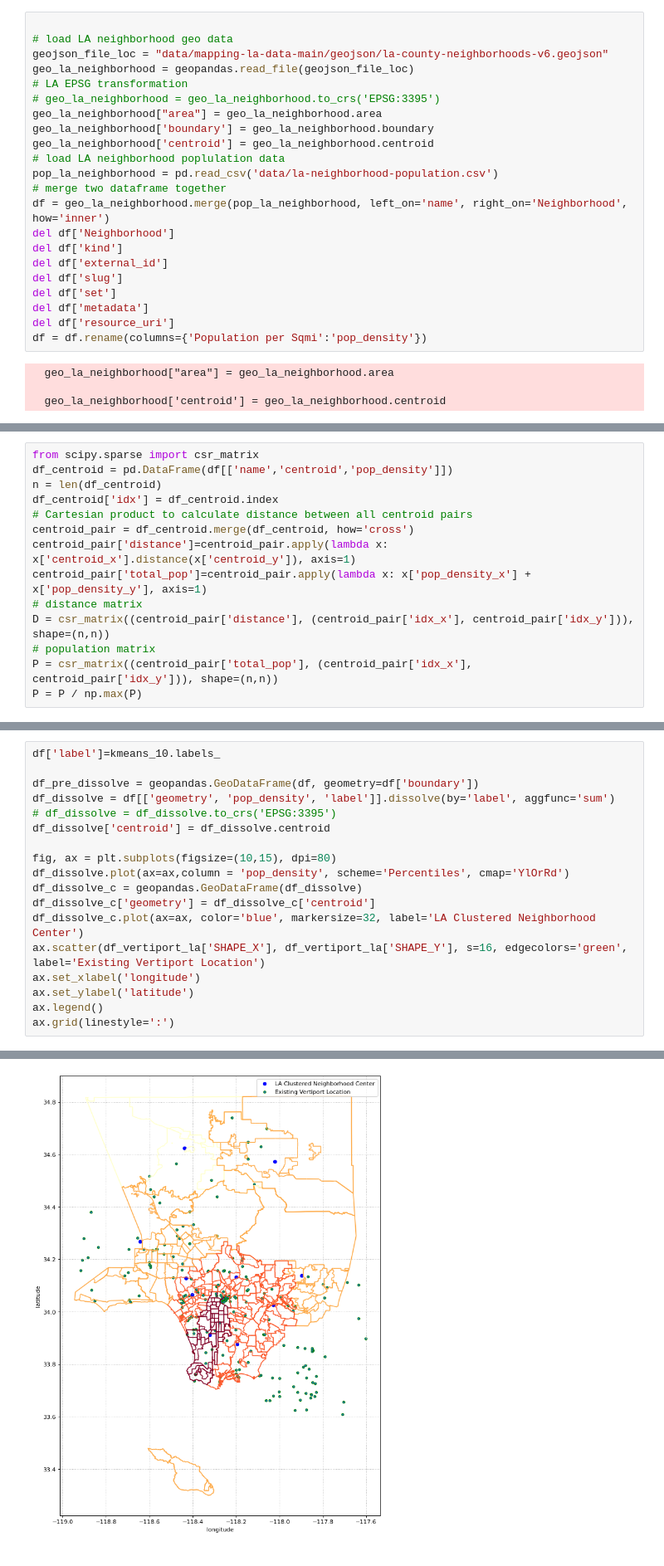
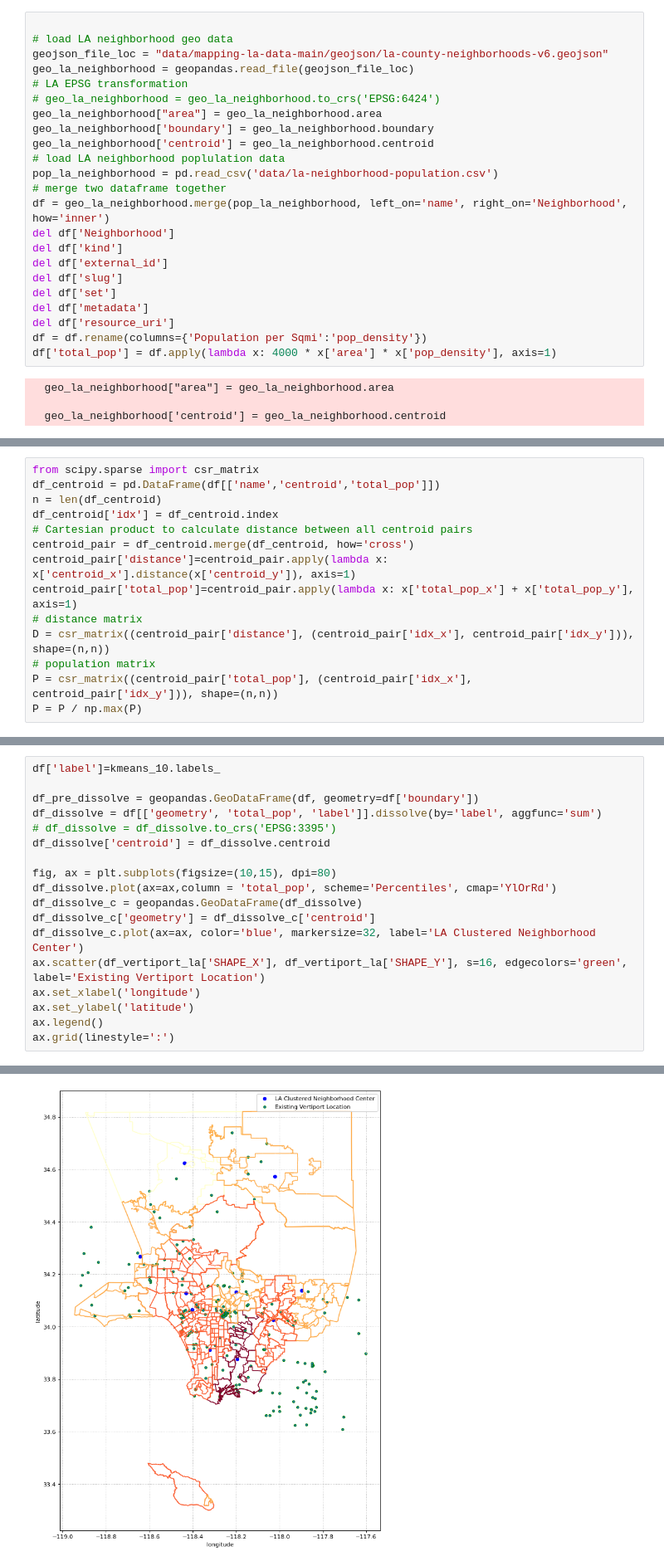
Before and after one commit to guanch1984/evtol-planning, a Jupyter notebook: geopanda_la_neighborhood.ipynb, the cells around one changed output, grey strips where cells are left out. Shown at 83% size. Saved outputs shown, nothing was run; the diff lists cells and outputs as text.

```diff
--- a/geopanda_la_neighborhood.ipynb
+++ b/geopanda_la_neighborhood.ipynb
@@ -11,7 +11,7 @@ import matplotlib.pyplot as plt
 geojson_file_loc = "data/mapping-la-data-main/geojson/la-county-neighborhoods-v6.geojson"
 geo_la_neighborhood = geopandas.read_file(geojson_file_loc)
 # LA EPSG transformation
-# geo_la_neighborhood = geo_la_neighborhood.to_crs('EPSG:3395')
+# geo_la_neighborhood = geo_la_neighborhood.to_crs('EPSG:6424')
 geo_la_neighborhood["area"] = geo_la_neighborhood.area
 geo_la_neighborhood['boundary'] = geo_la_neighborhood.boundary
 geo_la_neighborhood['centroid'] = geo_la_neighborhood.centroid
@@ -27,6 +27,7 @@ del df['set']
 del df['metadata']
 del df['resource_uri']
 df = df.rename(columns={'Population per Sqmi':'pop_density'})
+df['total_pop'] = df.apply(lambda x: 4000 * x['area'] * x['pop_density'], axis=1)
 # %% [output]
   geo_la_neighborhood["area"] = geo_la_neighborhood.area
 
@@ -58,13 +59,13 @@ ax.grid(linestyle=':')
 [figure]
 # %%
 from scipy.sparse import csr_matrix
-df_centroid = pd.DataFrame(df[['name','centroid','pop_density']])
+df_centroid = pd.DataFrame(df[['name','centroid','total_pop']])
 n = len(df_centroid)
 df_centroid['idx'] = df_centroid.index
 # Cartesian product to calculate distance between all centroid pairs
 centroid_pair = df_centroid.merge(df_centroid, how='cross')
 centroid_pair['distance']=centroid_pair.apply(lambda x: x['centroid_x'].distance(x['centroid_y']), axis=1)
-centroid_pair['total_pop']=centroid_pair.apply(lambda x: x['pop_density_x'] + x['pop_density_y'], axis=1)
+centroid_pair['total_pop']=centroid_pair.apply(lambda x: x['total_pop_x'] + x['total_pop_y'], axis=1)
 # distance matrix
 D = csr_matrix((centroid_pair['distance'], (centroid_pair['idx_x'], centroid_pair['idx_y'])), shape=(n,n))
 # population matrix
@@ -114,21 +115,21 @@ ax[1,1].grid(linestyle=':')
 # %%
 df['label']=kmeans_10.labels_
 
 df_pre_dissolve = geopandas.GeoDataFrame(df, geometry=df['boundary'])
-df_dissolve = df[['geometry', 'pop_density', 'label']].dissolve(by='label', aggfunc='sum')
+df_dissolve = df[['geometry', 'total_pop', 'label']].dissolve(by='label', aggfunc='sum')
 # df_dissolve = df_dissolve.to_crs('EPSG:3395')
 df_dissolve['centroid'] = df_dissolve.centroid
 
 fig, ax = plt.subplots(figsize=(10,15), dpi=80)
-df_dissolve.plot(ax=ax,column = 'pop_density', scheme='Percentiles', cmap='YlOrRd')
+df_dissolve.plot(ax=ax,column = 'total_pop', scheme='Percentiles', cmap='YlOrRd')
 df_dissolve_c = geopandas.GeoDataFrame(df_dissolve)
 df_dissolve_c['geometry'] = df_dissolve_c['centroid']
 df_dissolve_c.plot(ax=ax, color='blue', markersize=32, label='LA Clustered Neighborhood Center')
 ax.scatter(df_vertiport_la['SHAPE_X'], df_vertiport_la['SHAPE_Y'], s=16, edgecolors='green', label='Existing Vertiport Location')
 ax.set_xlabel('longitude')
 ax.set_ylabel('latitude')
 ax.legend()
 ax.grid(linestyle=':')
 # %% [output]
   df_dissolve['centroid'] = df_dissolve.centroid
-[figure, old version]
+[figure, new version]
```
Also changed, not shown: parts of 1 cell of this notebook.
